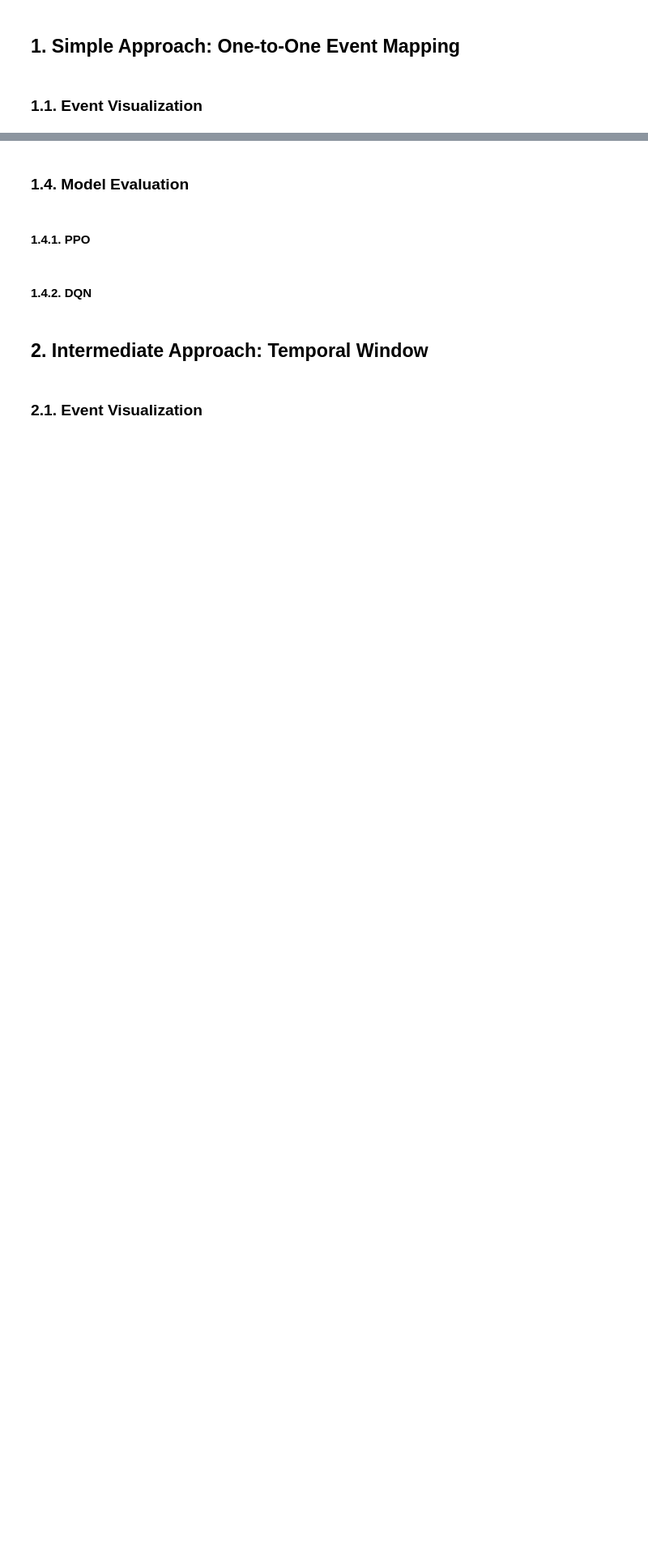
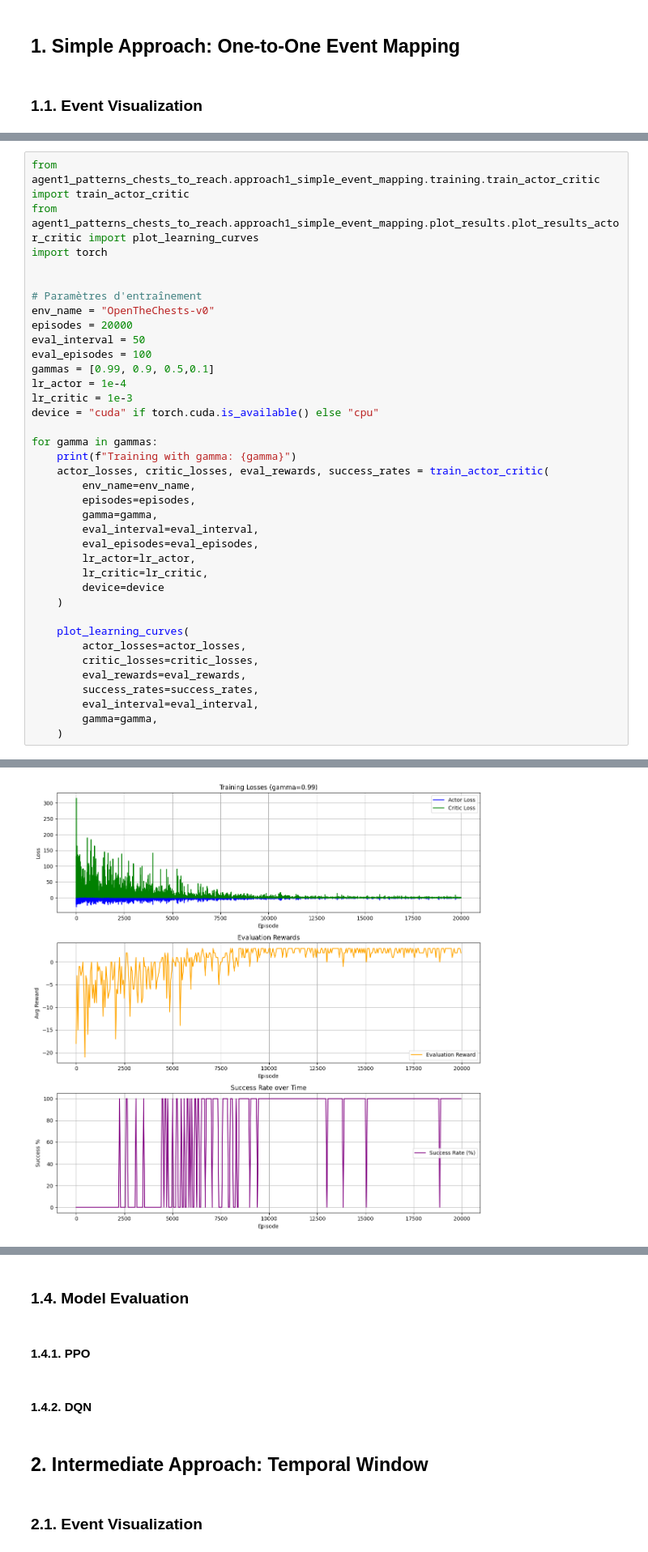
Before and after one commit to robinguiavarch/robot_task_recognition_rl, a Jupyter notebook: notebooks/agent1_achievements.ipynb, the cells around one changed output, grey strips where cells are left out. Shown at 81% size. Saved outputs shown, nothing was run; the diff lists cells and outputs as text; blank space fills up the shorter version.

```diff
--- a/notebooks/agent1_achievements.ipynb
+++ b/notebooks/agent1_achievements.ipynb
@@ -106,0 +107,38 @@ ModuleNotFoundError: No module named 'agent1_patterns_chests_to_reach'
+# %%
+from agent1_patterns_chests_to_reach.approach1_simple_event_mapping.training.train_actor_critic import train_actor_critic
+from agent1_patterns_chests_to_reach.approach1_simple_event_mapping.plot_results.plot_results_actor_critic import plot_learning_curves
+import torch
+
+
+# Paramètres d'entraînement
+env_name = "OpenTheChests-v0"
+episodes = 20000
+eval_interval = 50
+eval_episodes = 100
+gammas = [0.99, 0.9, 0.5,0.1]
+lr_actor = 1e-4
+lr_critic = 1e-3
+device = "cuda" if torch.cuda.is_available() else "cpu"
+
+for gamma in gammas:
+    print(f"Training with gamma: {gamma}")
+    actor_losses, critic_losses, eval_rewards, success_rates = train_actor_critic(
+        env_name=env_name,
+        episodes=episodes,
+        gamma=gamma,
+        eval_interval=eval_interval,
+        eval_episodes=eval_episodes,
+        lr_actor=lr_actor,
+        lr_critic=lr_critic,
+        device=device
+    )
+
+    plot_learning_curves(
+        actor_losses=actor_losses,
+        critic_losses=critic_losses,
+        eval_rewards=eval_rewards,
+        success_rates=success_rates,
+        eval_interval=eval_interval,
+        gamma=gamma,
+    )
+# %% [output]
@@ -106,0 +163 @@ ModuleNotFoundError: No module named 'agent1_patterns_chests_to_reach'
+[figure, added]
```
Also changed, not shown: parts of 16 cells of this notebook, 24 other files.
